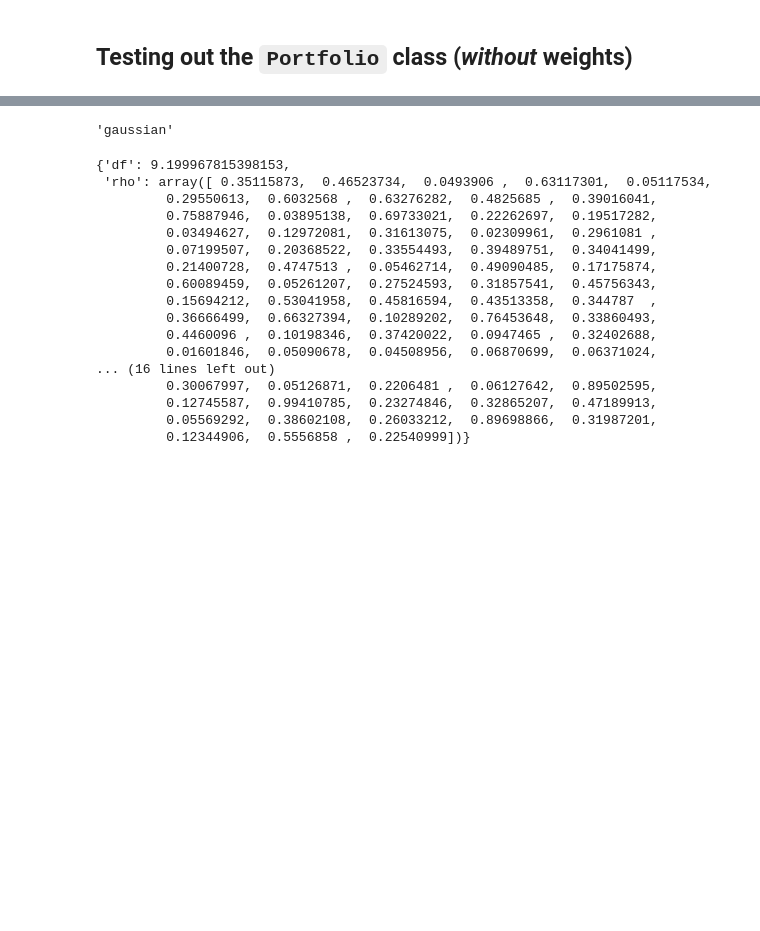
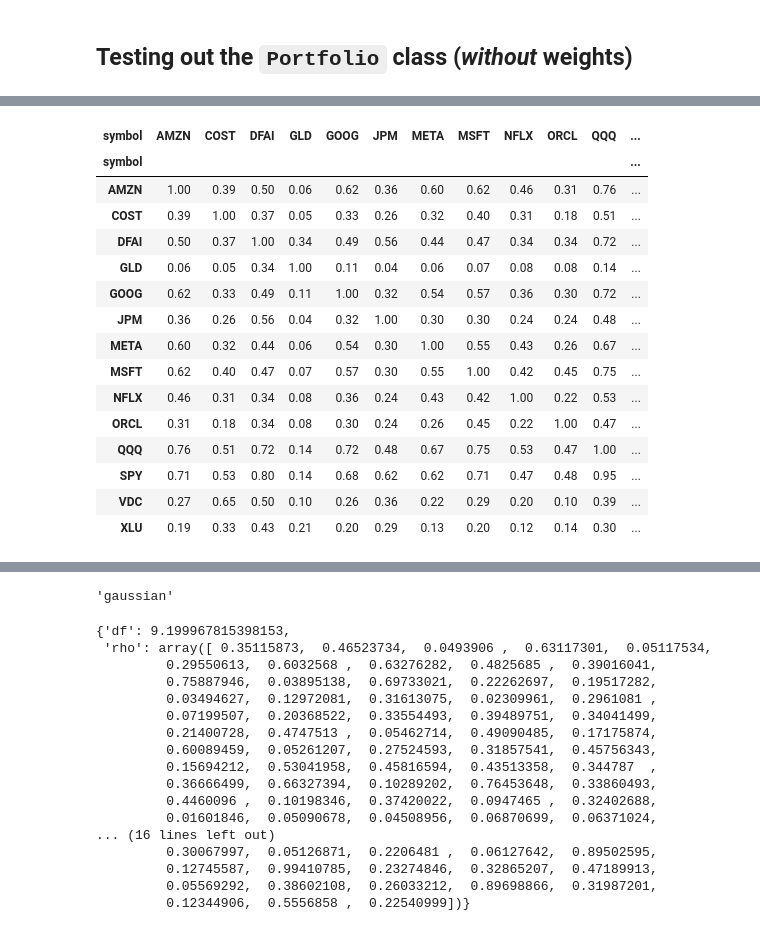
Before and after one commit to antonio-apm/portfolio-metrics, a Jupyter notebook: portfolio-metrics.ipynb, the cells around one changed output, grey strips where cells are left out. Drawn from its saved outputs; the diff is of its cells as text; code cells hidden in the pictures; blank space fills up the shorter version.

```diff
--- a/portfolio-metrics.ipynb
+++ b/portfolio-metrics.ipynb
@@ -427 +515,20 @@ plt.show()
+# %%
+round(p.dependence(), 2)
+# %% [output]
+| symbol | AMZN | COST | DFAI | GLD | GOOG | JPM | META | MSFT | NFLX | ORCL | QQQ | ... |
+| symbol |  |  |  |  |  |  |  |  |  |  |  | ... |
+| AMZN | 1.00 | 0.39 | 0.50 | 0.06 | 0.62 | 0.36 | 0.60 | 0.62 | 0.46 | 0.31 | 0.76 | ... |
+| COST | 0.39 | 1.00 | 0.37 | 0.05 | 0.33 | 0.26 | 0.32 | 0.40 | 0.31 | 0.18 | 0.51 | ... |
+| DFAI | 0.50 | 0.37 | 1.00 | 0.34 | 0.49 | 0.56 | 0.44 | 0.47 | 0.34 | 0.34 | 0.72 | ... |
+| GLD | 0.06 | 0.05 | 0.34 | 1.00 | 0.11 | 0.04 | 0.06 | 0.07 | 0.08 | 0.08 | 0.14 | ... |
+| GOOG | 0.62 | 0.33 | 0.49 | 0.11 | 1.00 | 0.32 | 0.54 | 0.57 | 0.36 | 0.30 | 0.72 | ... |
+| JPM | 0.36 | 0.26 | 0.56 | 0.04 | 0.32 | 1.00 | 0.30 | 0.30 | 0.24 | 0.24 | 0.48 | ... |
+| META | 0.60 | 0.32 | 0.44 | 0.06 | 0.54 | 0.30 | 1.00 | 0.55 | 0.43 | 0.26 | 0.67 | ... |
+| MSFT | 0.62 | 0.40 | 0.47 | 0.07 | 0.57 | 0.30 | 0.55 | 1.00 | 0.42 | 0.45 | 0.75 | ... |
+| NFLX | 0.46 | 0.31 | 0.34 | 0.08 | 0.36 | 0.24 | 0.43 | 0.42 | 1.00 | 0.22 | 0.53 | ... |
+| ORCL | 0.31 | 0.18 | 0.34 | 0.08 | 0.30 | 0.24 | 0.26 | 0.45 | 0.22 | 1.00 | 0.47 | ... |
+| QQQ | 0.76 | 0.51 | 0.72 | 0.14 | 0.72 | 0.48 | 0.67 | 0.75 | 0.53 | 0.47 | 1.00 | ... |
+| SPY | 0.71 | 0.53 | 0.80 | 0.14 | 0.68 | 0.62 | 0.62 | 0.71 | 0.47 | 0.48 | 0.95 | ... |
+| VDC | 0.27 | 0.65 | 0.50 | 0.10 | 0.26 | 0.36 | 0.22 | 0.29 | 0.20 | 0.10 | 0.39 | ... |
+| XLU | 0.19 | 0.33 | 0.43 | 0.21 | 0.20 | 0.29 | 0.13 | 0.20 | 0.12 | 0.14 | 0.30 | ... |
 # %%
```
Also changed, not shown: parts of 14 cells of this notebook.
